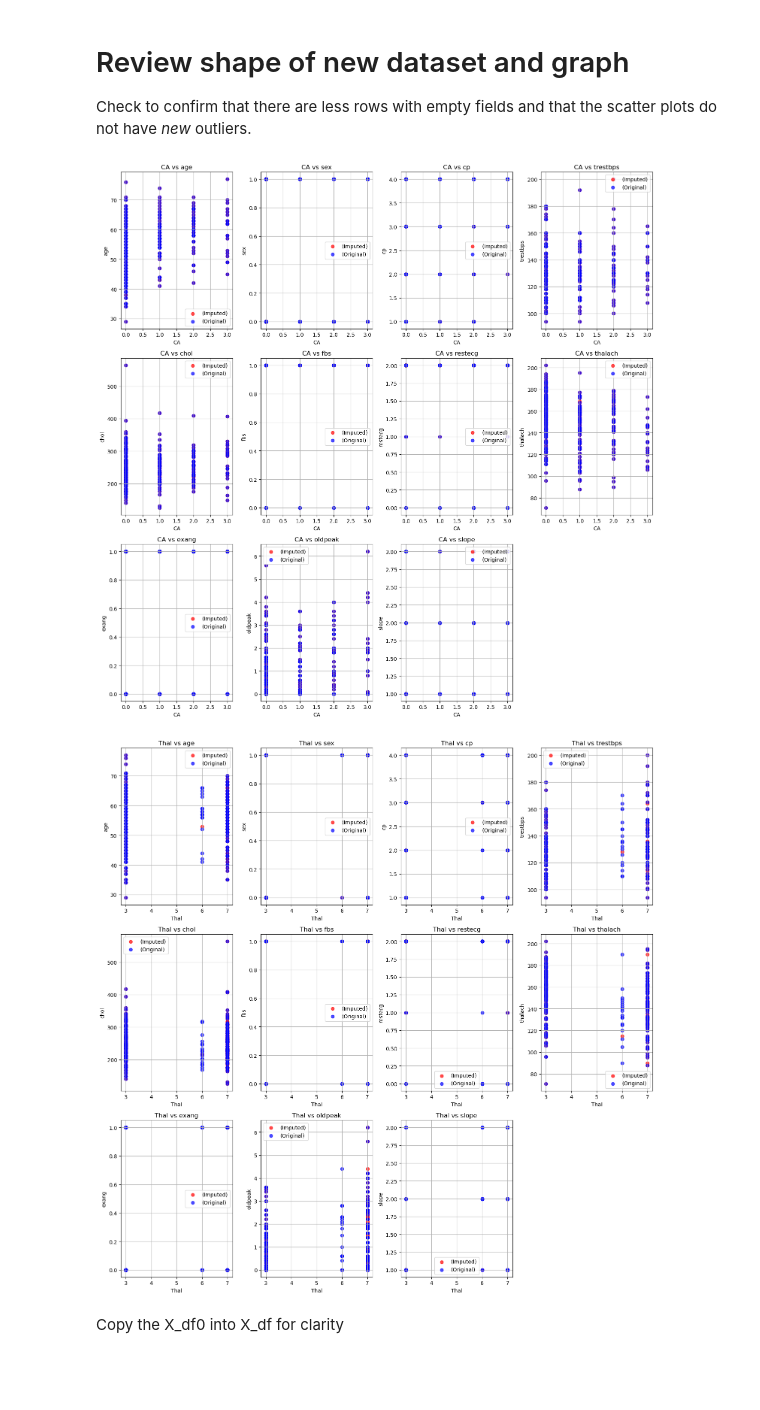
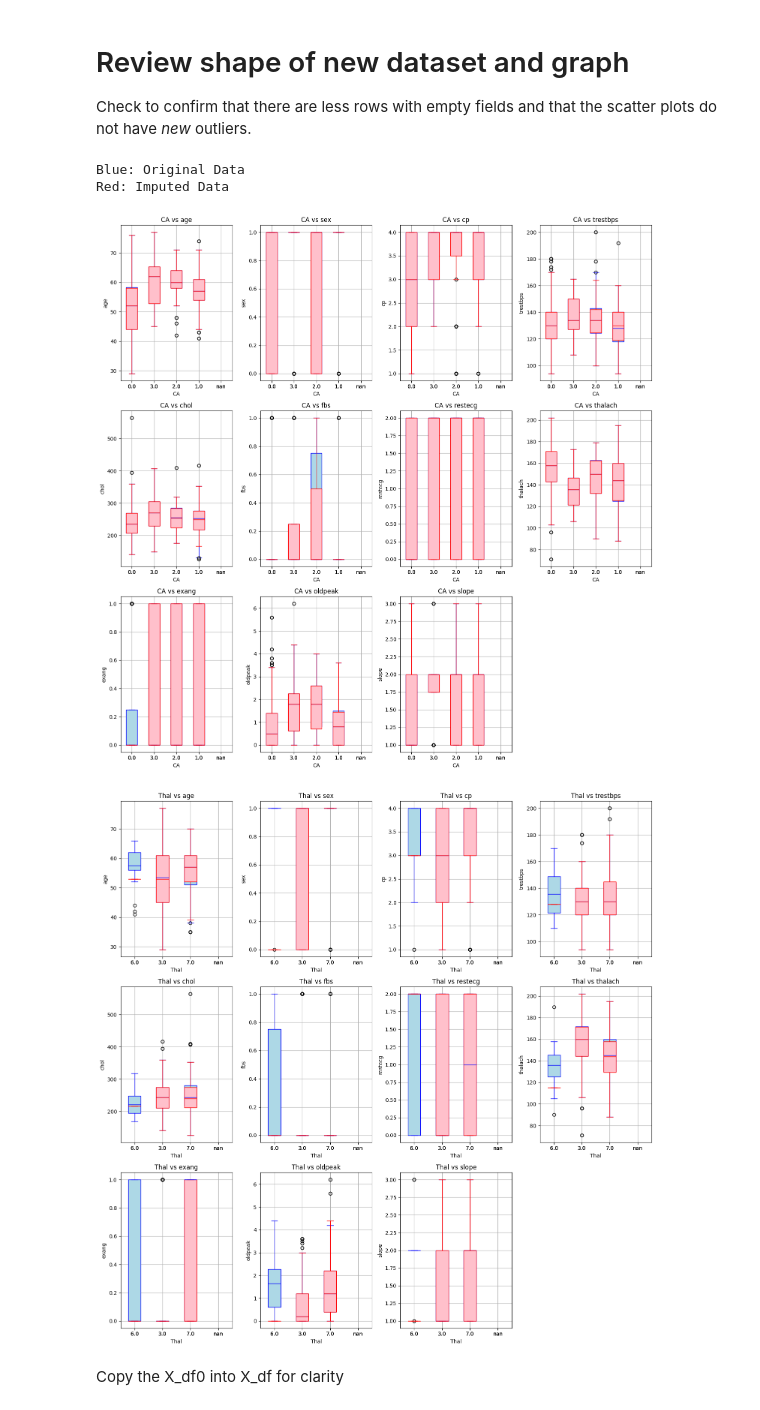
Before and after one commit to 00raymond/aiindustryproject, a Jupyter notebook: notebook.ipynb, the cells around one changed output. Saved outputs shown, nothing was run; the diff lists cells and outputs as text; code cells hidden in the pictures; blank space fills up the shorter version.

Commit message:
boxplots for knn

```diff
--- a/notebook.ipynb
+++ b/notebook.ipynb
@@ -230,56 +234,89 @@ rows = (total_plots + cols_per_row - 1) // cols_per_row
 fig, axes = plt.subplots(rows, cols_per_row, figsize=(15, rows * 5))
 axes = axes.flatten()
 
-ca_unique_0 = X_df0['ca'].unique()
 ca_unique = X_df['ca'].unique()
 
-thal_unique_0 = X_df0['thal'].unique()
 thal_unique = X_df['thal'].unique()
+
+print("Blue: Original Data")
+print("Red: Imputed Data")
 
 for i, col in enumerate(cols):
     ax = axes[i]
-    # Scatter plot for X_df0 (red points)
-    ax.scatter(X_df0['ca'], X_df0[col], alpha=0.7, label=f'(Imputed)', color='red')
-    # Scatter plot for X_df (blue points)
-    ax.scatter(X_df['ca'], X_df[col], alpha=0.7, label=f'(Original)', color='blue')
+
+    # Group data by unique values in 'ca'
+    grouped_data = [X_df.loc[X_df['ca'] == val, col] for val in ca_unique]
+    ax.boxplot(grouped_data,
+               tick_labels=ca_unique,
+               patch_artist=True,
+               boxprops=dict(facecolor='lightblue', color='blue'),
+                medianprops=dict(color='blue'),
+                whiskerprops=dict(color='blue'),
+                capprops=dict(color='blue'))
+
+    grouped_data = [X_df0.loc[X_df0['ca'] == val, col] for val in ca_unique]
+    ax.boxplot(grouped_data,
+               tick_labels=ca_unique,
+               patch_artist=True,
+               boxprops=dict(facecolor='pink', color='red'),
+                medianprops=dict(color='red'),
+                whiskerprops=dict(color='red'),
+                capprops=dict(color='red'))
+
     ax.set_title(f'CA vs {col}')
     ax.set_xlabel('CA')
     ax.set_ylabel(col)
-    ax.legend()
     ax.grid(True)
 
 # hide unused subplots
 for i in range(len(cols), len(axes)):
     fig.delaxes(axes[i])
 
 plt.tight_layout()
 plt.show()
 
 # plot Thal against all other columns except CA and Thal
 fig, axes = plt.subplots(rows, cols_per_row, figsize=(15, rows * 5))
 axes = axes.flatten()
 
 for i, col in enumerate(cols):
     ax = axes[i]
-    # Scatter plot for X_df0 (red points)
-    ax.scatter(X_df0['thal'], X_df0[col], alpha=0.7, label=f'(Imputed)', color='red')
-    # Scatter plot for X_df (blue points)
-    ax.scatter(X_df['thal'], X_df[col], alpha=0.7, label=f'(Original)', color='blue')
+
+    # Group data by unique values in 'thal'
+    grouped_data = [X_df.loc[X_df['thal'] == val, col] for val in thal_unique]
+    ax.boxplot(grouped_data,
+               tick_labels=thal_unique,
+               patch_artist=True,
+               boxprops=dict(facecolor='lightblue', color='blue'),
+                medianprops=dict(color='blue'),
+                whiskerprops=dict(color='blue'),
+                capprops=dict(color='blue'))
+
+    grouped_data = [X_df0.loc[X_df0['thal'] == val, col] for val in thal_unique]
+    ax.boxplot(grouped_data,
+               tick_labels=thal_unique,
+               patch_artist=True,
+               boxprops=dict(facecolor='pink', color='red'),
+                medianprops=dict(color='red'),
+                whiskerprops=dict(color='red'),
+                capprops=dict(color='red'))
+
     ax.set_title(f'Thal vs {col}')
     ax.set_xlabel('Thal')
     ax.set_ylabel(col)
-    ax.legend()
     ax.grid(True)
 
 # Hide unused subplots
 for i in range(len(cols), len(axes)):
     fig.delaxes(axes[i])
 
 plt.tight_layout()
 plt.show()
 # %% [output]
+Blue: Original Data
+Red: Imputed Data
-[figure, old version]
+[figure, new version]
-[figure, old version]
+[figure, new version]
 # %% [markdown]
 Copy the X_df0 into X_df for clarity
 # %%
```
Also changed, not shown: parts of 1 cell of this notebook.
